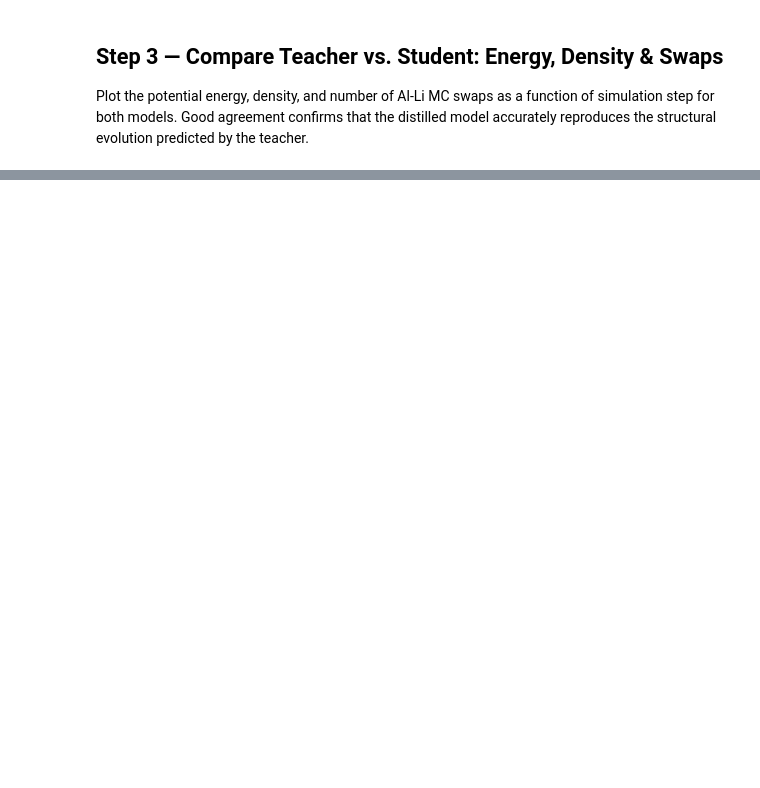
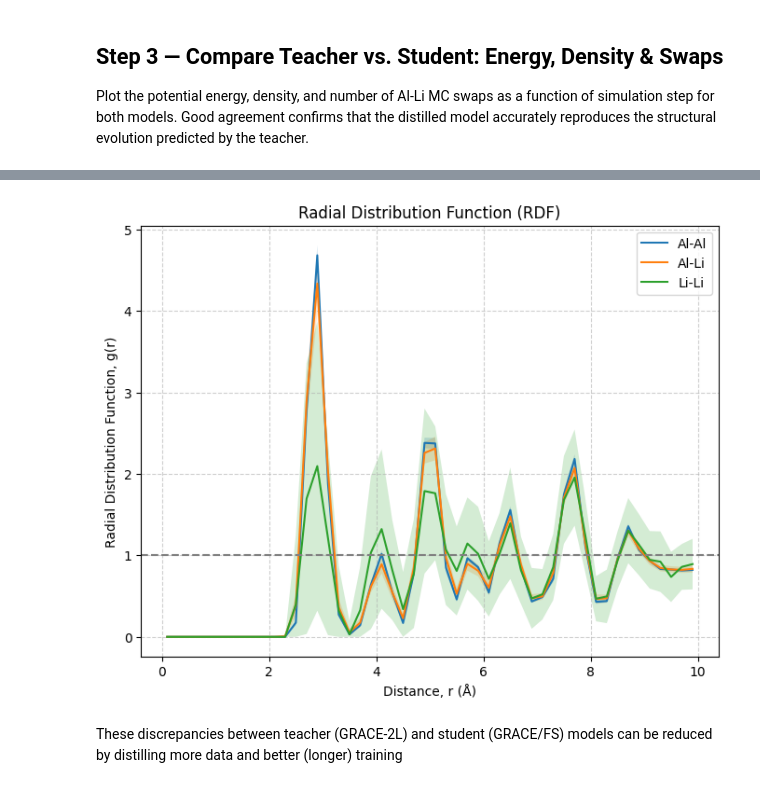
Before and after one commit to ICAMS/grace-tutorial, a Jupyter notebook: 3-foundation-models/3c-lammps-distilled/analyze_mdmc.ipynb, the cells around one changed output, grey strips where cells are left out. Saved outputs shown, nothing was run; the diff lists cells and outputs as text; code cells hidden in the pictures; blank space fills up the shorter version.

```diff
--- a/3-foundation-models/3c-lammps-distilled/analyze_mdmc.ipynb
+++ b/3-foundation-models/3c-lammps-distilled/analyze_mdmc.ipynb
@@ -88,3 +150,9 @@ plt.legend()
+# %%
+compute_and_plot_rdf(traj_2l)
+# %% [output]
+[figure, added]
+# %% [markdown]
+These discrepancies between teacher (GRACE-2L) and student (GRACE/FS) models can be reduced by distilling more data and better (longer) training
 # %% [markdown]
 <hr style="border: none; border-top: 1px solid #415a77; margin: 32px 0 24px 0;"/>
 <div style="background: linear-gradient(135deg, #0d1b2a 0%, #1b263b 55%, #415a77 100%); padding: 24px 32px; border-radius: 12px; font-family: 'Segoe UI', Arial, sans-serif; box-shadow: 0 4px 24px rgba(0,0,0,0.25);">
```
Also changed, not shown: parts of 22 cells of this notebook.
